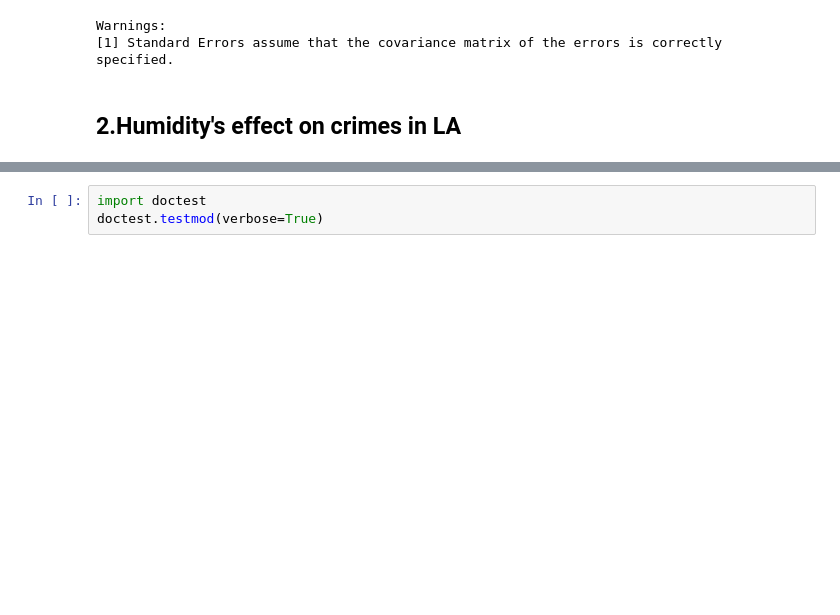
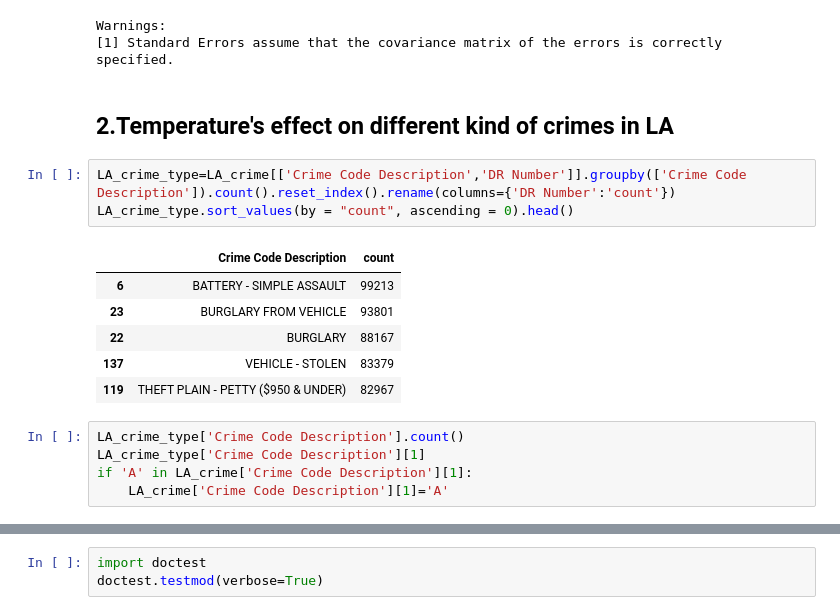
Before and after one commit to AprilW048/Final_Project, a Jupyter notebook: Weatherindex_and_Crime.ipynb, the cells around one changed output, grey strips where cells are left out. Cells and saved outputs as stored; diff of their text form; blank space fills up the shorter version.

```diff
--- a/Weatherindex_and_Crime.ipynb
+++ b/Weatherindex_and_Crime.ipynb
@@ -766,4 +751,19 @@ OLS Regression Results
 Warnings:
 [1] Standard Errors assume that the covariance matrix of the errors is correctly specified.
 # %% [markdown]
-## 2.Humidity's effect on crimes in LA
+## 2.Temperature's effect on different kind of crimes in LA
+# %%
+LA_crime_type=LA_crime[['Crime Code Description','DR Number']].groupby(['Crime Code Description']).count().reset_index().rename(columns={'DR Number':'count'})
+LA_crime_type.sort_values(by = "count", ascending = 0).head()
+# %% [output]
+|  | Crime Code Description | count |
+| 6 | BATTERY - SIMPLE ASSAULT | 99213 |
+| 23 | BURGLARY FROM VEHICLE | 93801 |
+| 22 | BURGLARY | 88167 |
+| 137 | VEHICLE - STOLEN | 83379 |
+| 119 | THEFT PLAIN - PETTY ($950 & UNDER) | 82967 |
+# %%
+LA_crime_type['Crime Code Description'].count()
+LA_crime_type['Crime Code Description'][1]
+if 'A' in LA_crime['Crime Code Description'][1]:
+    LA_crime['Crime Code Description'][1]='A'
```
Also changed, not shown: parts of 13 cells of this notebook, 1 other file.
